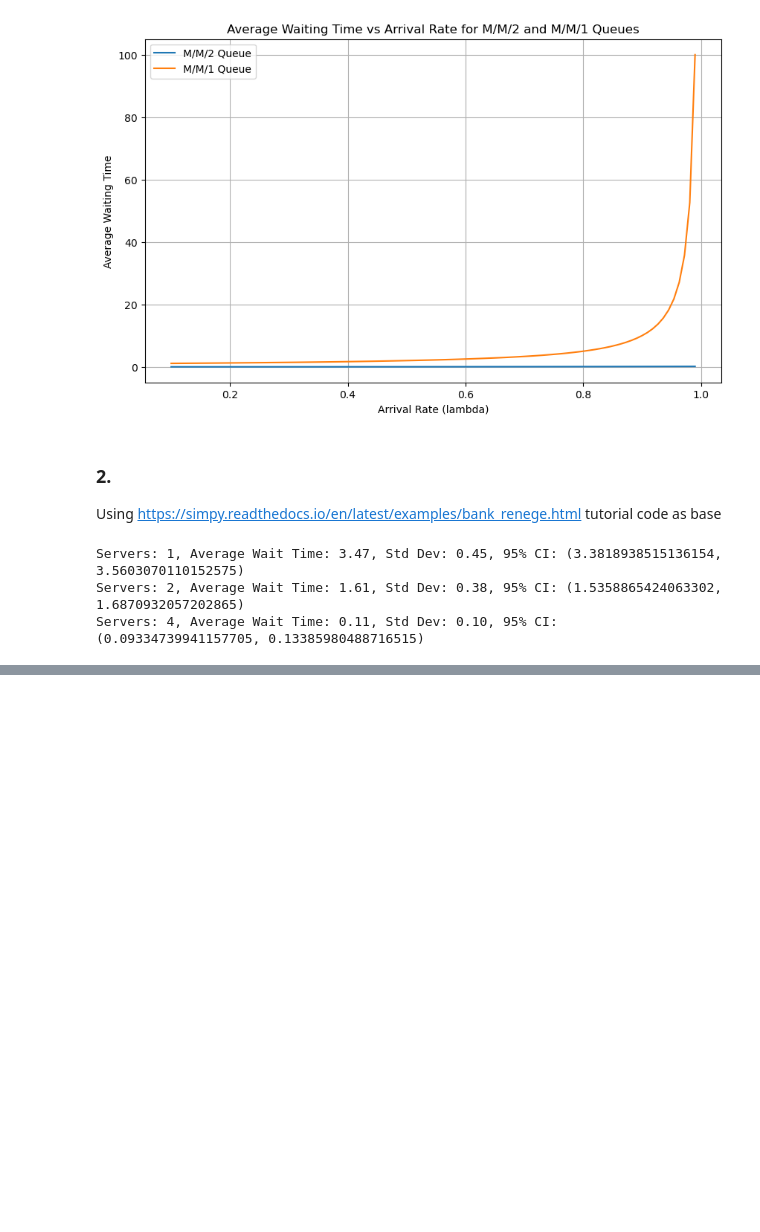
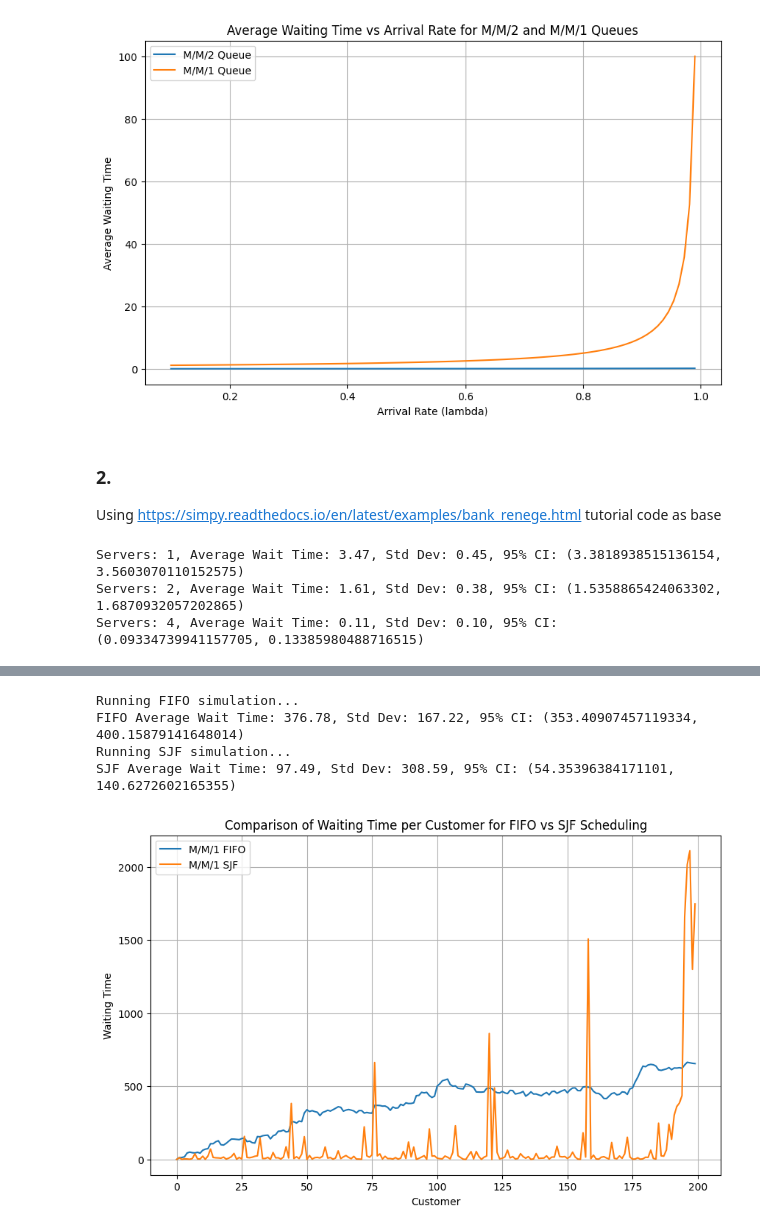
Before and after one commit to jonas4climate/ss-assignment-2, a Jupyter notebook: CalvinLaw_11306734_RaymondZhang_14865904_JonasSchaefer_14039982_2.ipynb, the cells around one changed output, grey strips where cells are left out. Cells and saved outputs as stored; diff of their text form; code cells hidden in the pictures; blank space fills up the shorter version.

```diff
--- a/CalvinLaw_11306734_RaymondZhang_14865904_JonasSchaefer_14039982_2.ipynb
+++ b/CalvinLaw_11306734_RaymondZhang_14865904_JonasSchaefer_14039982_2.ipynb
@@ -136,0 +137,79 @@ plt.show()
+# %%
+import heapq
+from scipy import stats
+from scipy.stats import t, sem
+
+# Constants
+RANDOM_SEED = 42
+NEW_CUSTOMERS = 200
+INTERVAL_CUSTOMERS = 10.0
+SIMULATIONS = 100 # Min service time
+SERVICE_TIME = 12.0  # Max service time for FIFO (can be any arbitrary value)
+
+class SJFPriorityResource(simpy.PriorityResource):
+    def _do_put(self, event):
+        heapq.heappush(self.queue, (event.priority, next(self._put_counters), event))
+
+def customer(env, name, counter, service_time, wait_times, priority):
+    """Customer arrives, is served and leaves."""
+    arrive = env.now
+    if priority:
+        with counter.request(priority=service_time) as req:  # Use service time as priority
+            yield req
+            wait = env.now - arrive
+            yield env.timeout(service_time)
+            wait_times.append(wait)
+    else:
+        with counter.request() as req:  # No priority
+            yield req
+            wait = env.now - arrive
+            yield env.timeout(service_time)
+            wait_times.append(wait)
+
+def source(env, number, interval, counter, wait_times, priority):
+    for i in range(number):
+        service_time = random.expovariate(1.0 / SERVICE_TIME)
+        c = customer(env, f'Customer{i:03d}', counter, service_time, wait_times, priority)
+        env.process(c)
+        t = random.expovariate(1.0 / interval)
+        yield env.timeout(t)
+
+def run_simulation(num_servers, priority):
+    random.seed(RANDOM_SEED)
+    env = simpy.Environment()
+    if priority:
+        # Use SimPy's PriorityResource directly
+        counter = simpy.PriorityResource(env, capacity=num_servers)
+    else:
+        counter = simpy.Resource(env, capacity=num_servers)
+    wait_times = []
+    env.process(source(env, NEW_CUSTOMERS, INTERVAL_CUSTOMERS, counter, wait_times, priority))
+    env.run()
+    return wait_times
+
+# Run simulations for FIFO and SJF scheduling
+print('Running FIFO simulation...')
+wait_times_fifo = run_simulation(1, priority=False)
+print(f'FIFO Average Wait Time: {np.mean(wait_times_fifo):.2f}, Std Dev: {np.std(wait_times_fifo):.2f}, 95% CI: {t.interval(0.95, len(wait_times_fifo)-1, loc=np.mean(wait_times_fifo), scale=sem(wait_times_fifo))}')
+
+print('Running SJF simulation...')
+wait_times_sjf = run_simulation(1, priority=True)
+print(f'SJF Average Wait Time: {np.mean(wait_times_sjf):.2f}, Std Dev: {np.std(wait_times_sjf):.2f}, 95% CI: {t.interval(0.95, len(wait_times_sjf)-1, loc=np.mean(wait_times_sjf), scale=sem(wait_times_sjf))}')
+# %% [output]
+Running FIFO simulation...
+FIFO Average Wait Time: 376.78, Std Dev: 167.22, 95% CI: (353.40907457119334, 400.15879141648014)
+Running SJF simulation...
+SJF Average Wait Time: 97.49, Std Dev: 308.59, 95% CI: (54.35396384171101, 140.6272602165355)
+# %%
+# Plot the results
+plt.figure(figsize=(10, 6))
+plt.plot(wait_times_fifo, label='M/M/1 FIFO')
+plt.plot(wait_times_sjf, label='M/M/1 SJF')
+plt.xlabel('Customer')
+plt.ylabel('Waiting Time')
+plt.title('Comparison of Waiting Time per Customer for FIFO vs SJF Scheduling')
+plt.legend()
+plt.grid(True)
+plt.show()
+# %% [output]
+[figure, added]
```
Also changed, not shown: parts of 2 cells of this notebook.
